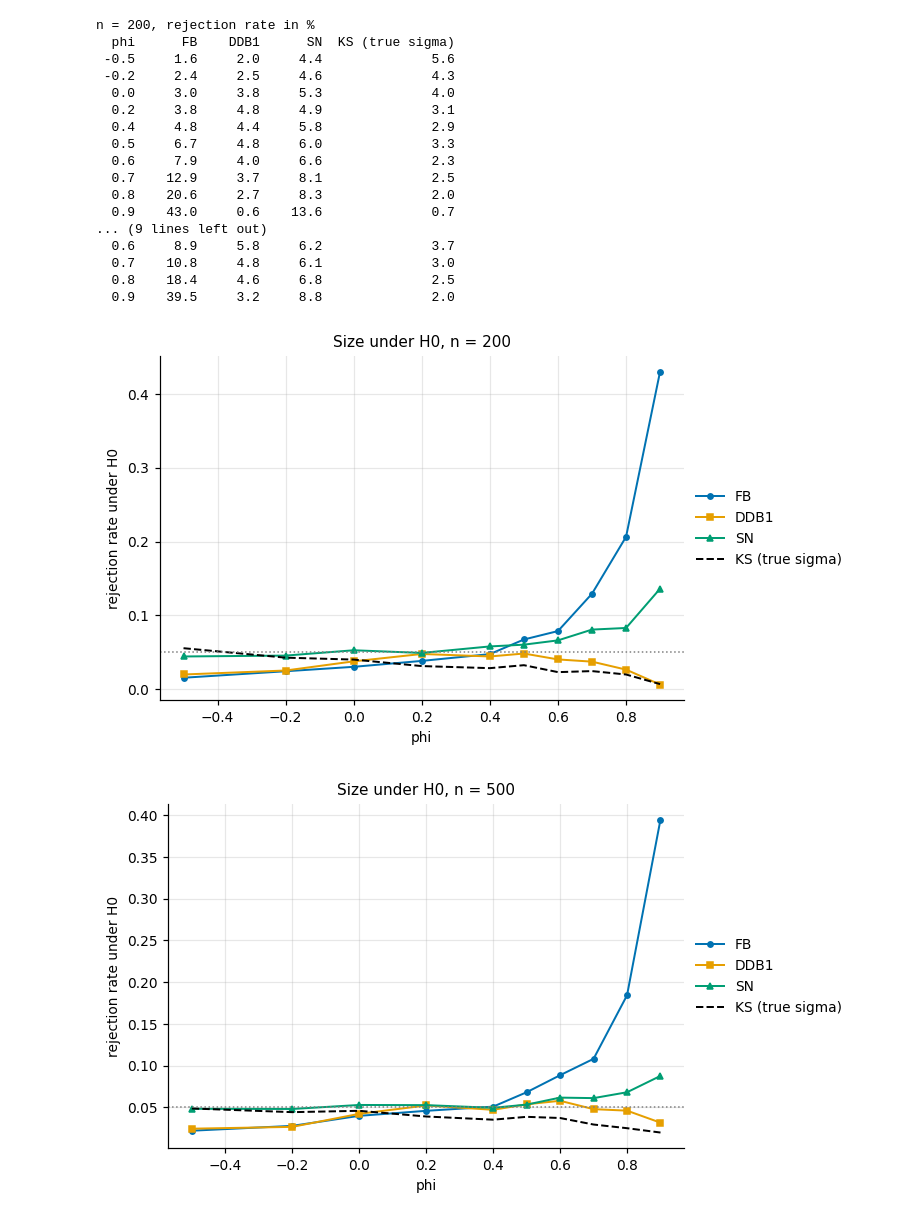
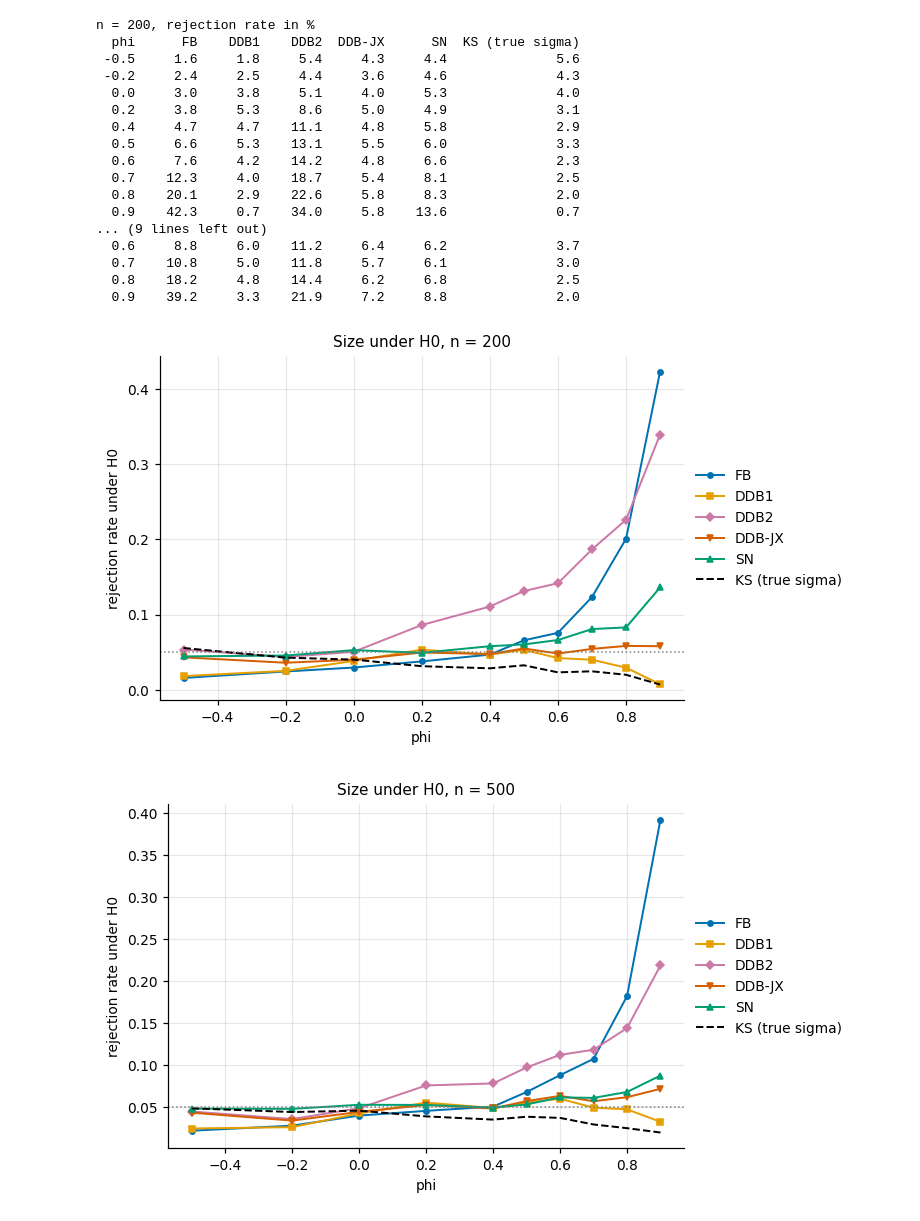
Before and after one commit to shu-shobhit/change-point-dependent-ts, a Jupyter notebook: notebooks/null_vs_phi.ipynb, the cells around one changed output. Cells and saved outputs as stored; diff of their text form; code cells hidden in the pictures.

```diff
--- a/notebooks/null_vs_phi.ipynb
+++ b/notebooks/null_vs_phi.ipynb
@@ -114,22 +23,16 @@ def sn_stat(x):
 # %%
-CRIT = {'FB': KS_CRIT, 'DDB1': KS_CRIT, 'SN': SN_CRIT,
-        'KS (true sigma)': KS_CRIT}
+CRIT = methods.CRITICAL_VALUES
 
 
 def test_stats(x, phi):
-    n = x.shape[1]
-    return {
-        'FB': ks_stat(x, bartlett_lrv(x, n ** (1 / 3))),
-        'DDB1': ks_stat(x, bartlett_lrv(x, andrews_bw(x))),
-        'SN': sn_stat(x),
-        # True long-run variance of AR(1) with N(0, 1) innovations.
-        'KS (true sigma)': ks_stat(x, 1 / (1 - phi) ** 2),
-    }
+    # The true long-run variance of AR(1) with N(0, 1) innovations is used
+    # by KS (true sigma).
+    return methods.test_statistics(x, dependence.ar1_lrv(phi))
 
 
 def rejection_rates(phi, n, n_rep, rng):
-    stats = test_stats(simulate_ar1(phi, n, n_rep, rng), phi)
-    return {m: np.mean(stats[m] > CRIT[m]) for m in stats}
+    x = processes.simulate_ar1(phi, n, n_rep, rng)
+    return methods.rejection_rates(test_stats(x, phi))
 
 
 rng = np.random.default_rng(2026)
@@ -142,55 +47,55 @@ rejection_rates(0.0, 200, 2000, rng)
 # %%
 phis = [-0.5, -0.2, 0.0, 0.2, 0.4, 0.5, 0.6, 0.7, 0.8, 0.9]
 ns = [200, 500]
-methods = ['FB', 'DDB1', 'SN', 'KS (true sigma)']
+tests = list(methods.METHODS)
 n_rep = 5000
 
 size = {}
 for n in ns:
     size[n] = [rejection_rates(phi, n, n_rep, rng) for phi in phis]
 
-width = {m: max(8, len(m) + 2) for m in methods}
+width = {m: max(8, len(m) + 2) for m in tests}
 for n in ns:
     print(f'n = {n}, rejection rate in %')
-    print('  phi' + ''.join(f'{m:>{width[m]}}' for m in methods))
+    print('  phi' + ''.join(f'{m:>{width[m]}}' for m in tests))
     for phi, r in zip(phis, size[n]):
         print(f'{phi:5.1f}'
-              + ''.join(f'{100 * r[m]:{width[m]}.1f}' for m in methods))
+              + ''.join(f'{100 * r[m]:{width[m]}.1f}' for m in tests))
     print()
 # %% [output]
 n = 200, rejection rate in %
-  phi      FB    DDB1      SN  KS (true sigma)
- -0.5     1.6     2.0     4.4              5.6
- -0.2     2.4     2.5     4.6              4.3
-  0.0     3.0     3.8     5.3              4.0
-  0.2     3.8     4.8     4.9              3.1
-  0.4     4.8     4.4     5.8              2.9
-  0.5     6.7     4.8     6.0              3.3
-  0.6     7.9     4.0     6.6              2.3
-  0.7    12.9     3.7     8.1              2.5
-  0.8    20.6     2.7     8.3              2.0
-  0.9    43.0     0.6    13.6              0.7
+  phi      FB    DDB1    DDB2  DDB-JX      SN  KS (true sigma)
+ -0.5     1.6     1.8     5.4     4.3     4.4              5.6
+ -0.2     2.4     2.5     4.4     3.6     4.6              4.3
+  0.0     3.0     3.8     5.1     4.0     5.3              4.0
+  0.2     3.8     5.3     8.6     5.0     4.9              3.1
+  0.4     4.7     4.7    11.1     4.8     5.8              2.9
+  0.5     6.6     5.3    13.1     5.5     6.0              3.3
+  0.6     7.6     4.2    14.2     4.8     6.6              2.3
+  0.7    12.3     4.0    18.7     5.4     8.1              2.5
+  0.8    20.1     2.9    22.6     5.8     8.3              2.0
+  0.9    42.3     0.7    34.0     5.8    13.6              0.7
 ... (9 lines left out)
-  0.6     8.9     5.8     6.2              3.7
-  0.7    10.8     4.8     6.1              3.0
-  0.8    18.4     4.6     6.8              2.5
-  0.9    39.5     3.2     8.8              2.0
+  0.6     8.8     6.0    11.2     6.4     6.2              3.7
+  0.7    10.8     5.0    11.8     5.7     6.1              3.0
+  0.8    18.2     4.8    14.4     6.2     6.8              2.5
+  0.9    39.2     3.3    21.9     7.2     8.8              2.0
 # %%
 for n in ns:
     fig, ax = plt.subplots(figsize=(7, 4))
-    for m in methods:
+    for m in tests:
         ax.plot(phis, [r[m] for r in size[n]], label=m, **STYLE[m])
     ax.axhline(0.05, color='gray', ls=':', lw=1)
     ax.set_title(f'Size under H0, n = {n}')
     ax.set_xlabel('phi')
     ax.set_ylabel('rejection rate under H0')
     ax.legend(loc='center left', bbox_to_anchor=(1, 0.5))
     plt.tight_layout()
     fig.savefig(PLOTS / f'size_under_H0_n{n}.png')
     plt.show()
 # %% [output]
-[figure, old version]
+[figure, new version]
-[figure, old version]
+[figure, new version]
 # %%
 # Table 2 of the paper, sizes in % for phi = 0, 0.5, 0.8.
 paper = {
```
Also changed, not shown: parts of 11 cells of this notebook, 25 other files.
